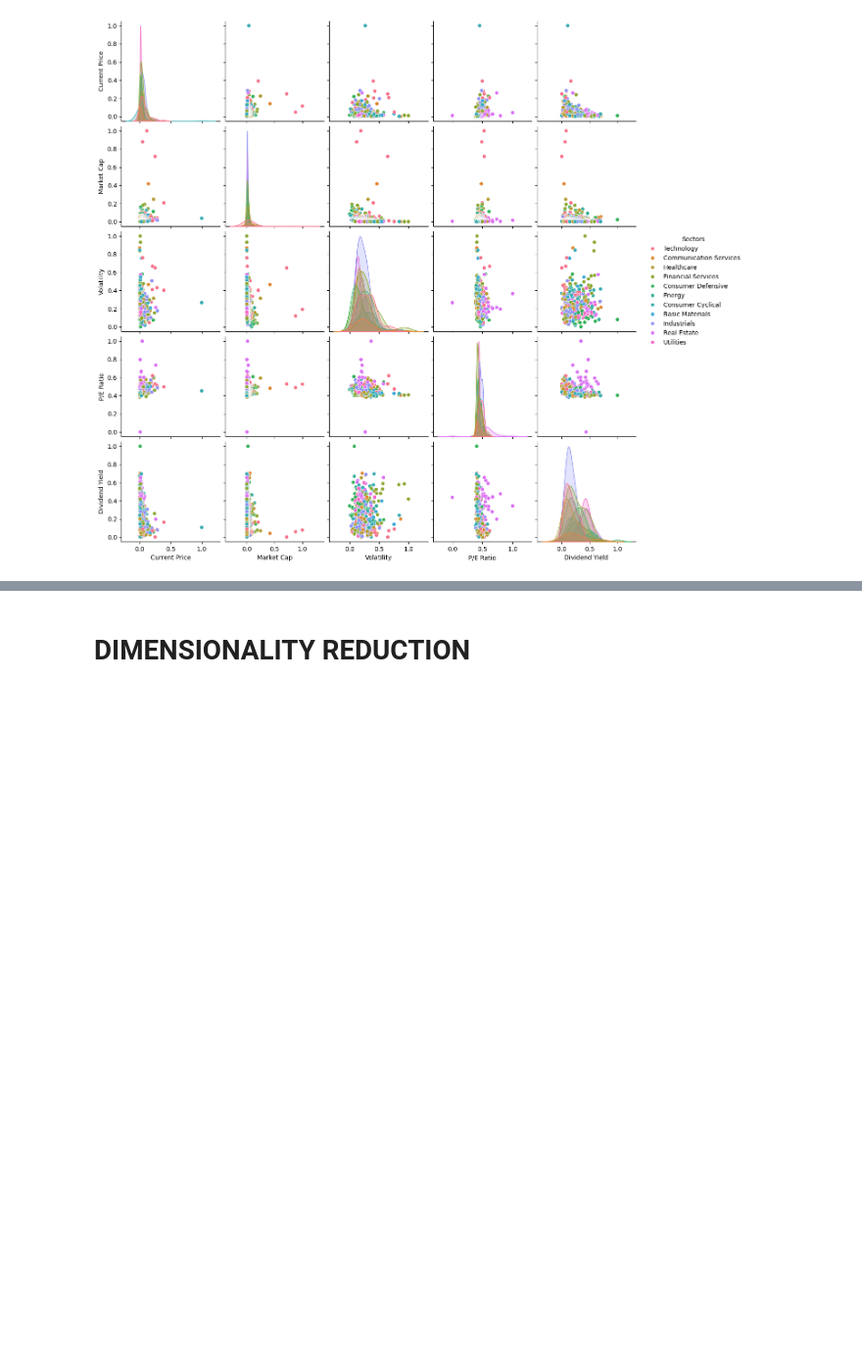
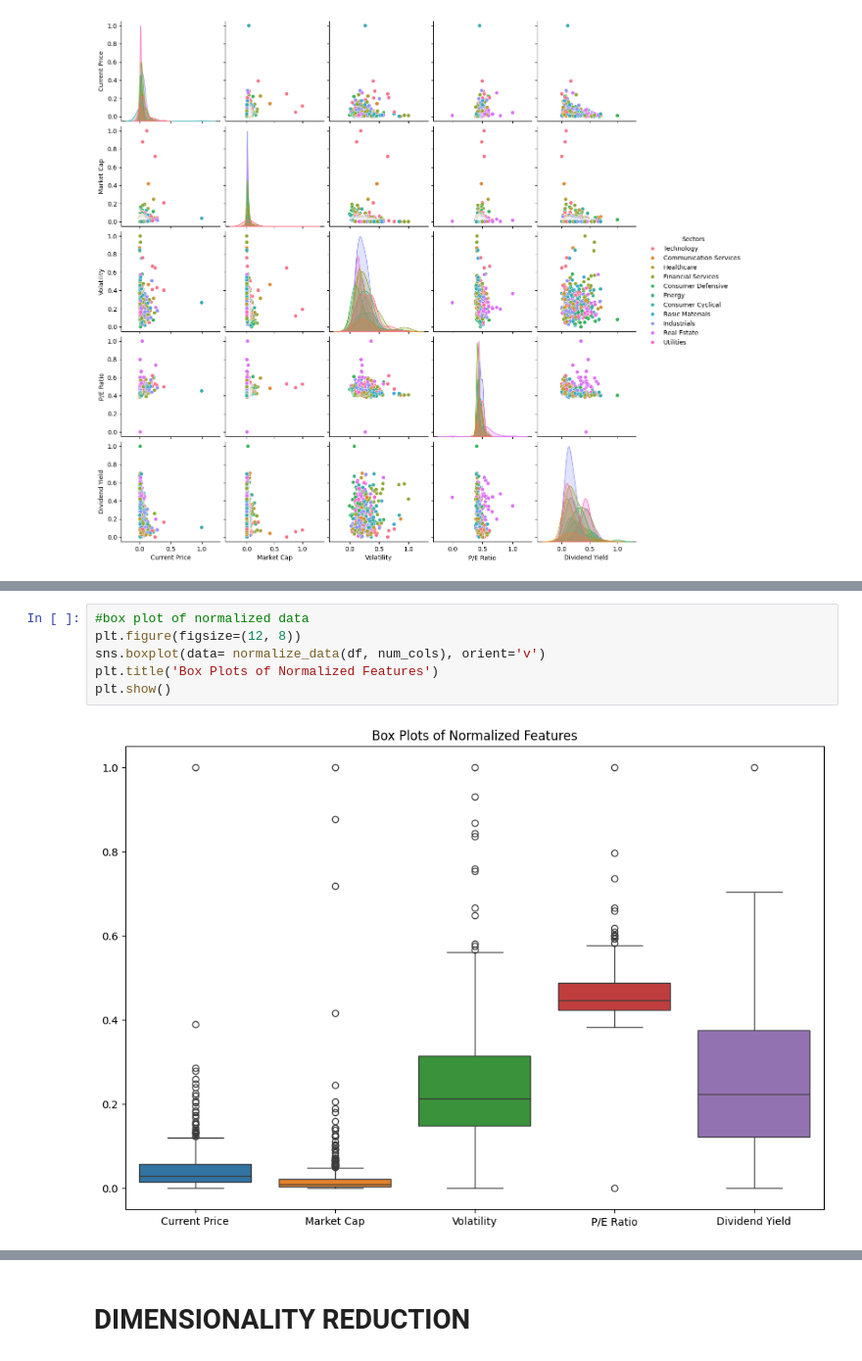
Before and after one commit to Purpup/COGS118B-Project, a Jupyter notebook: FinalProject.ipynb, the cells around one changed output, grey strips where cells are left out. Shown at 98% size. Saved outputs shown, nothing was run; the diff lists cells and outputs as text; blank space fills up the shorter version.

```diff
--- a/FinalProject.ipynb
+++ b/FinalProject.ipynb
@@ -204,0 +245,8 @@ sns.pairplot(df,hue='Sectors')
+# %%
+#box plot of normalized data
+plt.figure(figsize=(12, 8))
+sns.boxplot(data= normalize_data(df, num_cols), orient='v')
+plt.title('Box Plots of Normalized Features')
+plt.show()
+# %% [output]
+[figure, added]
```
Also changed, not shown: parts of 8 cells of this notebook.
